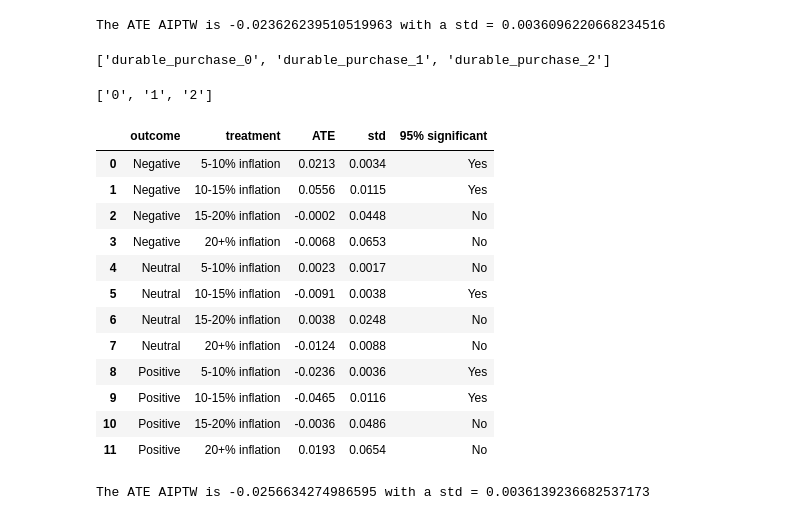
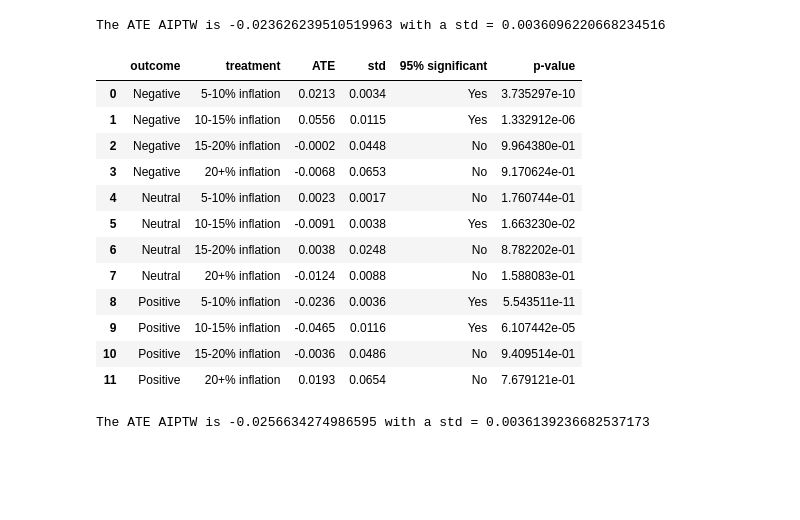
Before and after one commit to Wesley-Janson/stat27420_final_project, a Jupyter notebook: models.ipynb, the cells around one changed output. Drawn from its saved outputs; the diff is of its cells as text; code cells hidden in the pictures; blank space fills up the shorter version.

Commit message:
p values

```diff
--- a/models.ipynb
+++ b/models.ipynb
@@ -572,61 +573,53 @@ print(f"The ATE AIPTW is {tau_hat} with a std = {std_hat}")
 # Pre-Wesley's changes 12/6: The ATE AIPTW is 0.5910816442549504 with a std = 0.015243537827750696
 # %% [output]
 The ATE AIPTW is -0.023626239510519963 with a std = 0.0036096220668234516
-# %%
-[outcome for outcome in outcomes]
-# %% [output]
-['durable_purchase_0', 'durable_purchase_1', 'durable_purchase_2']
-# %%
-[outcome[-1] for outcome in outcomes]
-# %% [output]
-['0', '1', '2']
 # %%
 # Let's do a table of effects!
 
 outcomes = ['durable_purchase_0','durable_purchase_1','durable_purchase_2']
 treatments = treatment_vars[1:-1]
 
 estimates = pd.DataFrame(columns={'outcome':'','treatment':'','ATE':0.0,'std':0.0})
 for outcome in outcomes:
     for treatment in treatments:
         data_and_nuisance_estimates_xgb = pd.DataFrame(
             {'g': g_cond[:,int(treatment[-3])], 'Q_control': Q0[:,int(outcome[-1])], 'Q_treat': Q1[:,int(outcome[-1])],
             'A': data_xgboost[treatment], 'Y': data_xgboost[outcome]})
         tau_hat, std_hat = ate_aiptw(**data_and_nuisance_estimates_xgb)
         #estimates.loc[estimates['outcome']=='',:] = [outcome,treatment,tau_hat,std_hat]
         estimates = estimates.append({
             'outcome':outcome,'treatment':treatment,'ATE':round(tau_hat,4),'std':round(std_hat,4)},
             ignore_index=True)
 
+# calculate p-values (two-tailed)
+estimates['p-value'] = 2*(norm.sf(abs(estimates['ATE']/estimates['std'])))
 estimates['95% significant'] = np.where(abs(estimates['ATE']) > 1.96*estimates['std'], 'Yes', 'No')
-# calculate p-values (two-tailed)
-estimates['p-value'] = 2*(1 - norm.cdf(abs(estimates['ATE']/estimates['std'])))
 
 estimates.replace(to_replace={
     'durable_purchase_0':'Negative',
     'durable_purchase_1':'Neutral',
     'durable_purchase_2':'Positive',
     'treatment_bins_1.0':'5-10% inflation',
     'treatment_bins_2.0':'10-15% inflation',
     'treatment_bins_3.0':'15-20% inflation',
     'treatment_bins_4.0':'20+% inflation'},
     inplace=True)
 
 estimates
 # %% [output]
-|  | outcome | treatment | ATE | std | 95% significant |
-| 0 | Negative | 5-10% inflation | 0.0213 | 0.0034 | Yes |
-| 1 | Negative | 10-15% inflation | 0.0556 | 0.0115 | Yes |
-| 2 | Negative | 15-20% inflation | -0.0002 | 0.0448 | No |
-| 3 | Negative | 20+% inflation | -0.0068 | 0.0653 | No |
-| 4 | Neutral | 5-10% inflation | 0.0023 | 0.0017 | No |
-| 5 | Neutral | 10-15% inflation | -0.0091 | 0.0038 | Yes |
-| 6 | Neutral | 15-20% inflation | 0.0038 | 0.0248 | No |
-| 7 | Neutral | 20+% inflation | -0.0124 | 0.0088 | No |
-| 8 | Positive | 5-10% inflation | -0.0236 | 0.0036 | Yes |
-| 9 | Positive | 10-15% inflation | -0.0465 | 0.0116 | Yes |
-| 10 | Positive | 15-20% inflation | -0.0036 | 0.0486 | No |
-| 11 | Positive | 20+% inflation | 0.0193 | 0.0654 | No |
+|  | outcome | treatment | ATE | std | 95% significant | p-value |
+| 0 | Negative | 5-10% inflation | 0.0213 | 0.0034 | Yes | 3.735297e-10 |
+| 1 | Negative | 10-15% inflation | 0.0556 | 0.0115 | Yes | 1.332912e-06 |
+| 2 | Negative | 15-20% inflation | -0.0002 | 0.0448 | No | 9.964380e-01 |
+| 3 | Negative | 20+% inflation | -0.0068 | 0.0653 | No | 9.170624e-01 |
+| 4 | Neutral | 5-10% inflation | 0.0023 | 0.0017 | No | 1.760744e-01 |
+| 5 | Neutral | 10-15% inflation | -0.0091 | 0.0038 | Yes | 1.663230e-02 |
+| 6 | Neutral | 15-20% inflation | 0.0038 | 0.0248 | No | 8.782202e-01 |
+| 7 | Neutral | 20+% inflation | -0.0124 | 0.0088 | No | 1.588083e-01 |
+| 8 | Positive | 5-10% inflation | -0.0236 | 0.0036 | Yes | 5.543511e-11 |
+| 9 | Positive | 10-15% inflation | -0.0465 | 0.0116 | Yes | 6.107442e-05 |
+| 10 | Positive | 15-20% inflation | -0.0036 | 0.0486 | No | 9.409514e-01 |
+| 11 | Positive | 20+% inflation | 0.0193 | 0.0654 | No | 7.679121e-01 |
 # %%
 # Probably need to conditionalize the Q predictions too??
 # 12/6 update: probably not actually
```
Also changed, not shown: parts of 1 cell of this notebook.
